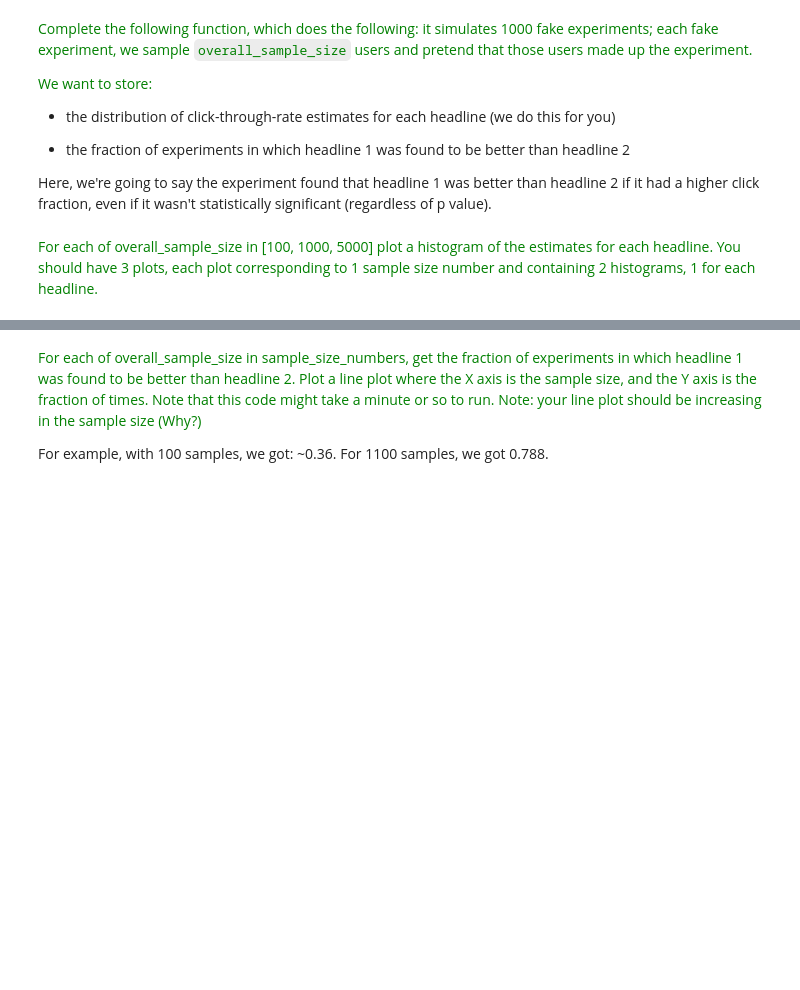
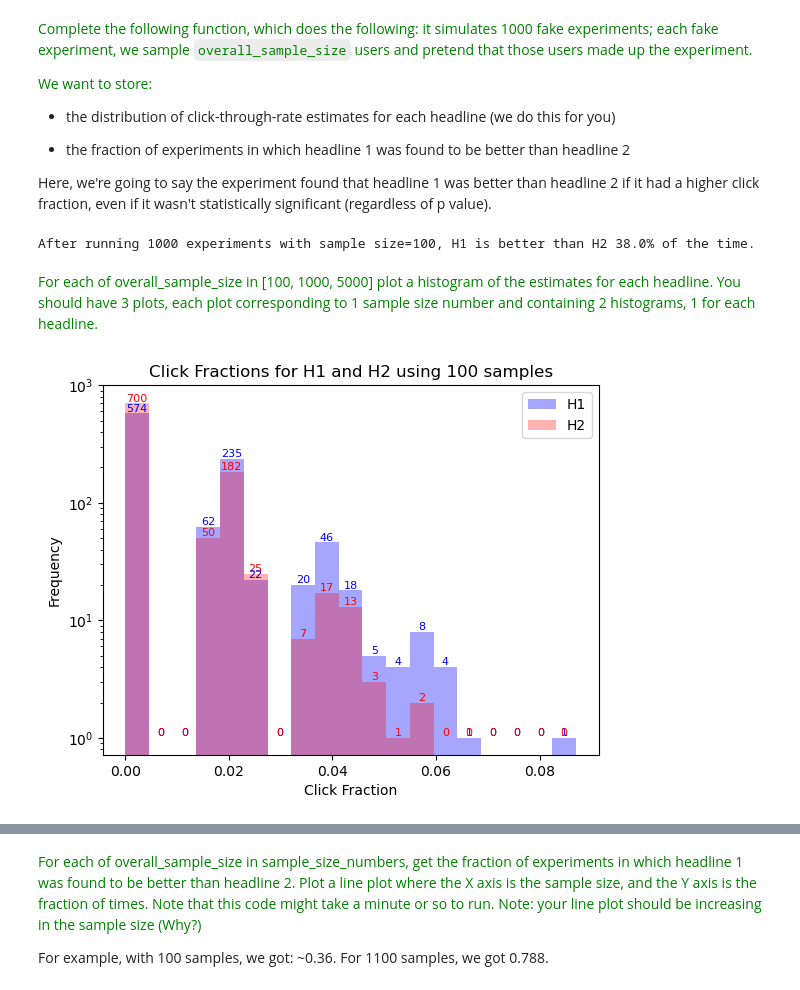
Before and after one commit to arianarosario/experimentation-and-AB-testing, a Jupyter notebook: HW4_assignment_2023.ipynb, the cells around one changed output, grey strips where cells are left out. Saved outputs shown, nothing was run; the diff lists cells and outputs as text; code cells hidden in the pictures; blank space fills up the shorter version.

```diff
--- a/HW4_assignment_2023.ipynb
+++ b/HW4_assignment_2023.ipynb
@@ -233,3 +238,10 @@ def get_estimates_from_bootstrapping(df, overall_sample_size = 100):
     return estimates, number_of_headlines_1_better_than_2/1000
+# %%
+# testing above function
+
+est, perc_1_better_2 = get_estimates_from_bootstrapping(df)
+print(f'After running 1000 experiments with sample size=100, H1 is better than H2 {round(perc_1_better_2*100, 2)}% of the time.')
+# %% [output]
+After running 1000 experiments with sample size=100, H1 is better than H2 38.0% of the time.
 # %% [markdown]
 <font color='green'> For each of overall_sample_size in [100, 1000, 5000] plot a histogram of the estimates for each headline. You should have 3 plots, each plot corresponding to 1 sample size number and containing 2 histograms, 1 for each headline.
@@ -237,0 +263,43 @@ sample_size_numbers = list(range(100, 6000, 500))
+# %%
+# plotting a histogram of estimates and percentages for sample = 100
+
+def add_bar_labels(freq, bins, patches, half_bin, color):
+    for freq, bin, path in zip(freq, bins, patches):
+        bin_center = bin + half_bin
+        height = int(freq)
+        lbl = str(height)
+        if height<1: height = 1
+
+        plt.text(bin_center, height, lbl, ha='center', va='bottom', color=color, fontsize=8)
+
+def generate_two_histograms(sample, ests, bin_max):
+    bins = np.linspace(0, bin_max[sample], 20)
+    half_bin = (bins[1]-bins[0])/2
+
+    h1_freq, h1_bins, h1_patches = plt.hist(ests[sample][1], bins = bins, log=True,
+                                            alpha=0.35, label='H1', rwidth =1, color='blue')
+    add_bar_labels(h1_freq, h1_bins, h1_patches, half_bin, 'blue')
+    h2_freq, h2_bins, h2_patches = plt.hist(ests[sample][2], bins = bins, log=True,
+                                            alpha=0.3, label='H2', rwidth =1, color='red')
+    add_bar_labels(h2_freq, h2_bins, h2_patches, half_bin, 'red')
+
+    # setting y-axis limit to next power of 10
+    max_freq = max(h1_freq.max(), h2_freq.max())
+    if max_freq>1000:
+        y_lim = 10000
+    elif max_freq>100:
+        y_lim = 1000
+    else:
+        y_lim = 100
+
+    plt.ylim(0, y_lim)
+    plt.xlabel('Click Fraction')
+    plt.ylabel('Frequency')
+    plt.legend()
+    plt.title(f'Click Fractions for H1 and H2 using {sample} samples')
+    plt.show()
+# %%
+# plotting a histogram of click fraction estimates with 100 samples
+generate_two_histograms(100, ests, bin_max)
+# %% [output]
+[figure, added]
```
Also changed, not shown: parts of 12 cells of this notebook.
